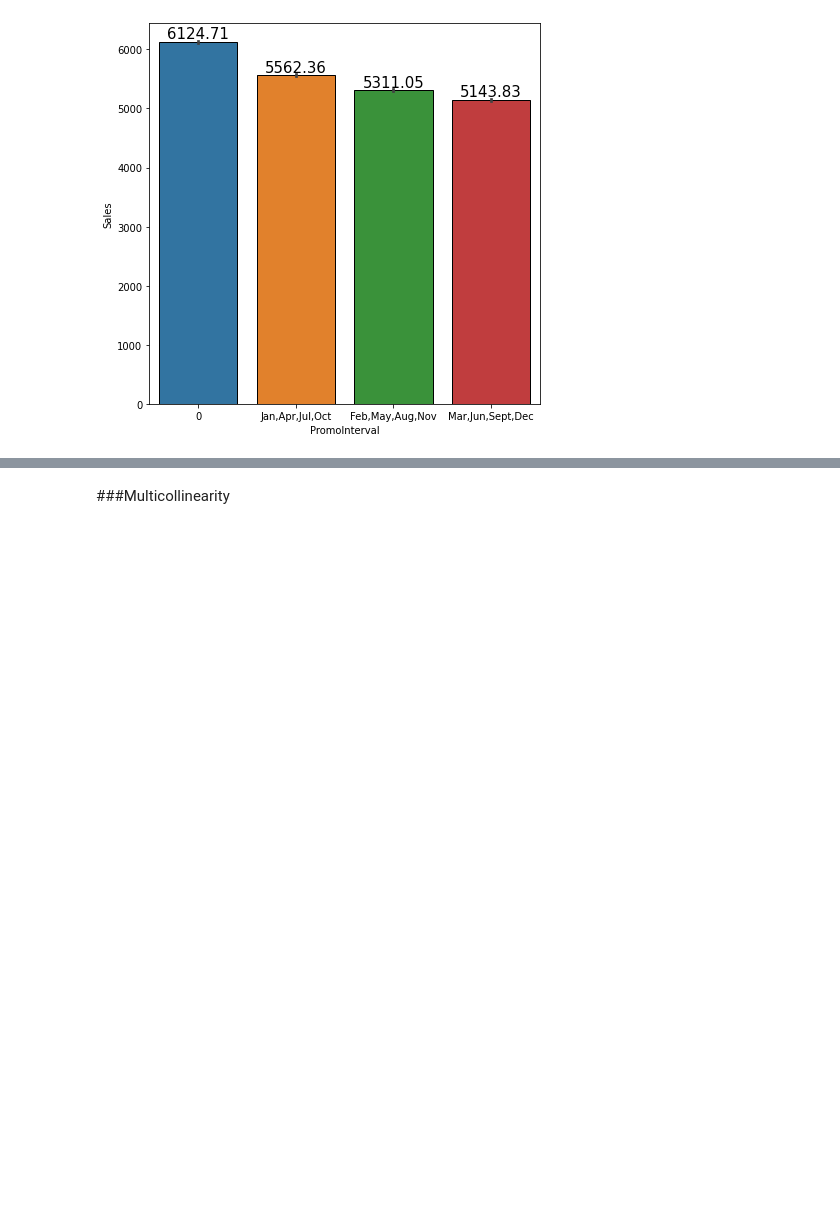
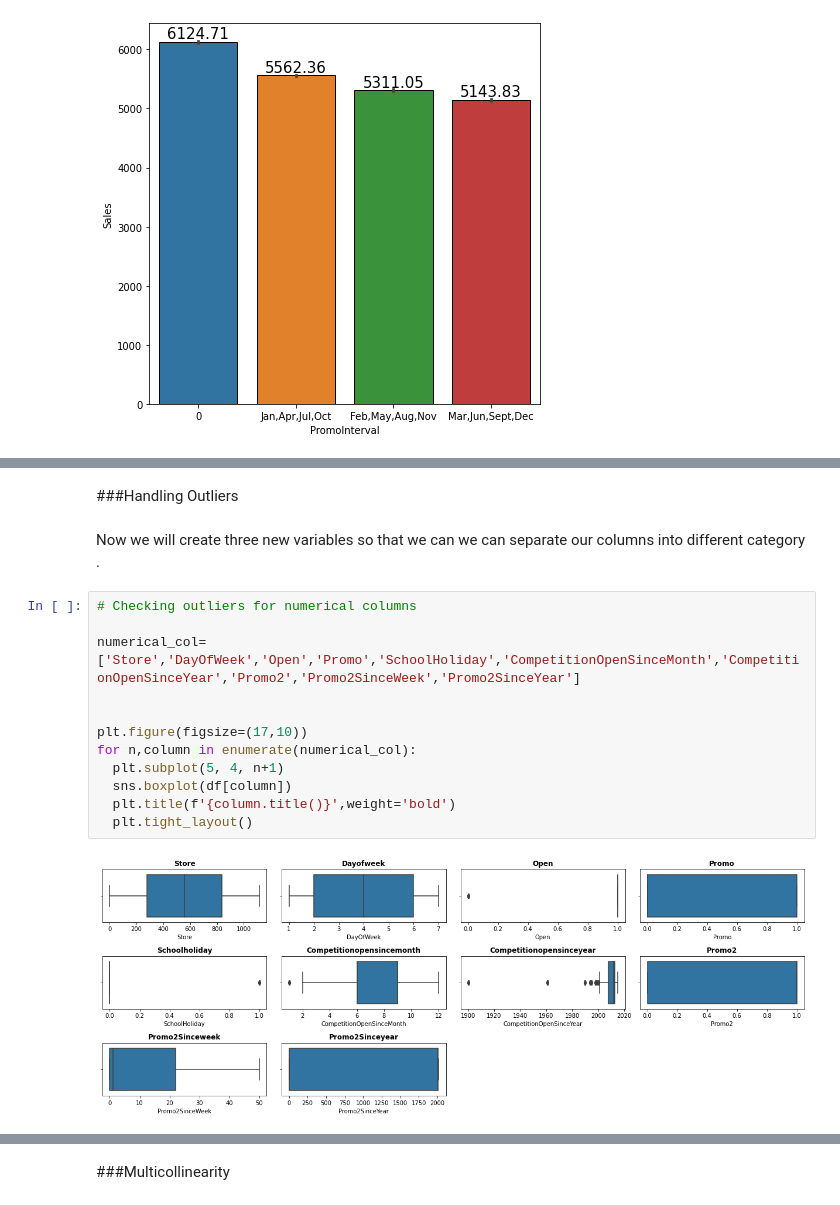
Before and after one commit to ashisaxena710/Retail-Sales-Prediction, a Jupyter notebook: Individual_Colab_Ashi_.ipynb, the cells around one changed output, grey strips where cells are left out. Cells and saved outputs as stored; diff of their text form; blank space fills up the shorter version.

```diff
--- a/Individual_Colab_Ashi_.ipynb
+++ b/Individual_Colab_Ashi_.ipynb
@@ -759,0 +780,18 @@ plt.show()
+# %% [markdown]
+###Handling Outliers
+# %% [markdown]
+Now we will create three new variables so that we can we can separate our columns into different category .
+# %%
+# Checking outliers for numerical columns
+
+numerical_col=['Store','DayOfWeek','Open','Promo','SchoolHoliday','CompetitionOpenSinceMonth','CompetitionOpenSinceYear','Promo2','Promo2SinceWeek','Promo2SinceYear']
+
+
+plt.figure(figsize=(17,10))
+for n,column in enumerate(numerical_col):
+  plt.subplot(5, 4, n+1)
+  sns.boxplot(df[column])
+  plt.title(f'{column.title()}',weight='bold')
+  plt.tight_layout()
+# %% [output]
+[figure, added]
```
Also changed, not shown: parts of 13 cells of this notebook.
